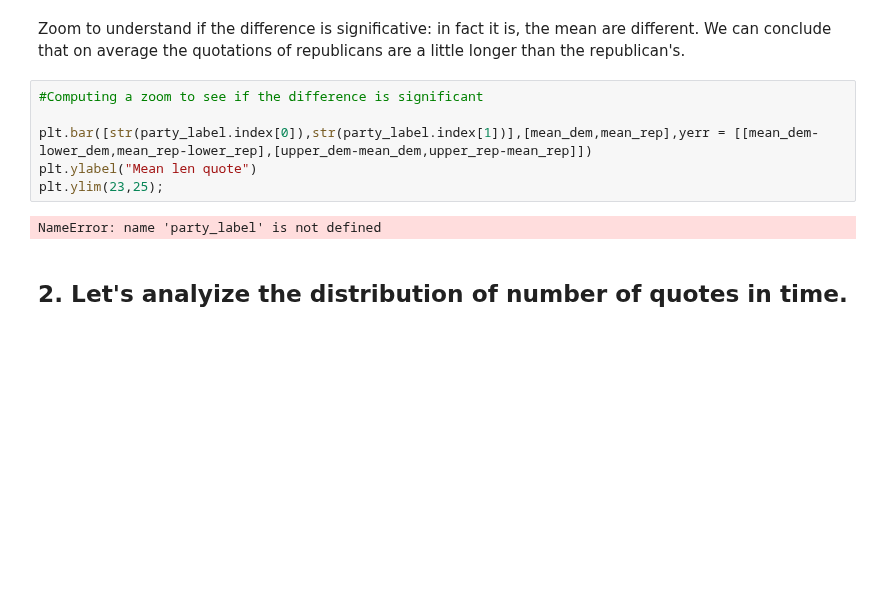
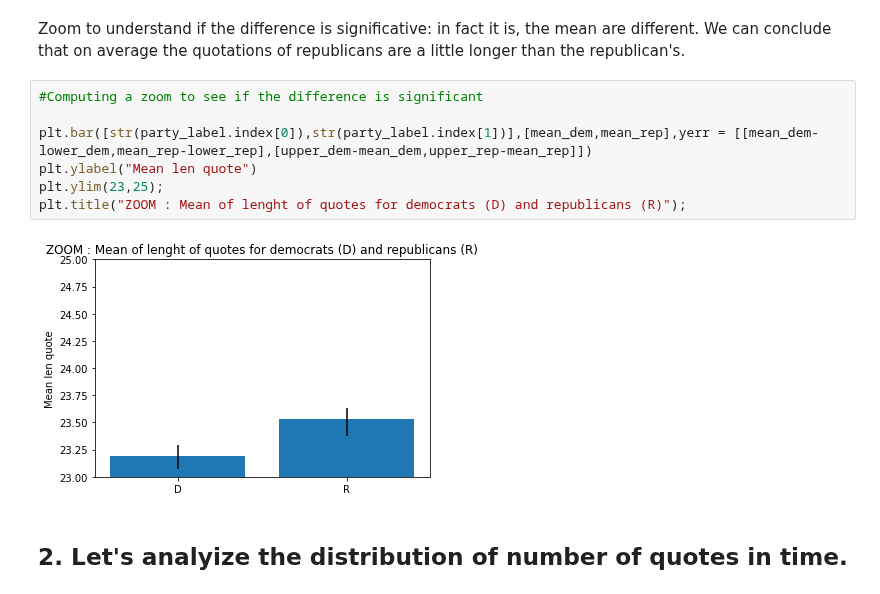
Before and after one commit to epfl-ada/ada-2021-project-mmng, a Jupyter notebook: final_notebook.ipynb, the cells around one changed output. Saved outputs shown, nothing was run; the diff lists cells and outputs as text; blank space fills up the shorter version.

```diff
--- a/final_notebook.ipynb
+++ b/final_notebook.ipynb
@@ -259,11 +259,12 @@ Zoom to understand if the difference is significative: in fact it is, the mean a
 # %%
 #Computing a zoom to see if the difference is significant
 
 plt.bar([str(party_label.index[0]),str(party_label.index[1])],[mean_dem,mean_rep],yerr = [[mean_dem-lower_dem,mean_rep-lower_rep],[upper_dem-mean_dem,upper_rep-mean_rep]])
 plt.ylabel("Mean len quote")
 plt.ylim(23,25);
+plt.title("ZOOM : Mean of lenght of quotes for democrats (D) and republicans (R)");
 # %% [output]
-NameError: name 'party_label' is not defined
+[figure, added]
 # %% [markdown]
 ## 2. Let's analyize the distribution of number of quotes in time.
 # %%
```
Also changed, not shown: parts of 4 cells of this notebook.
